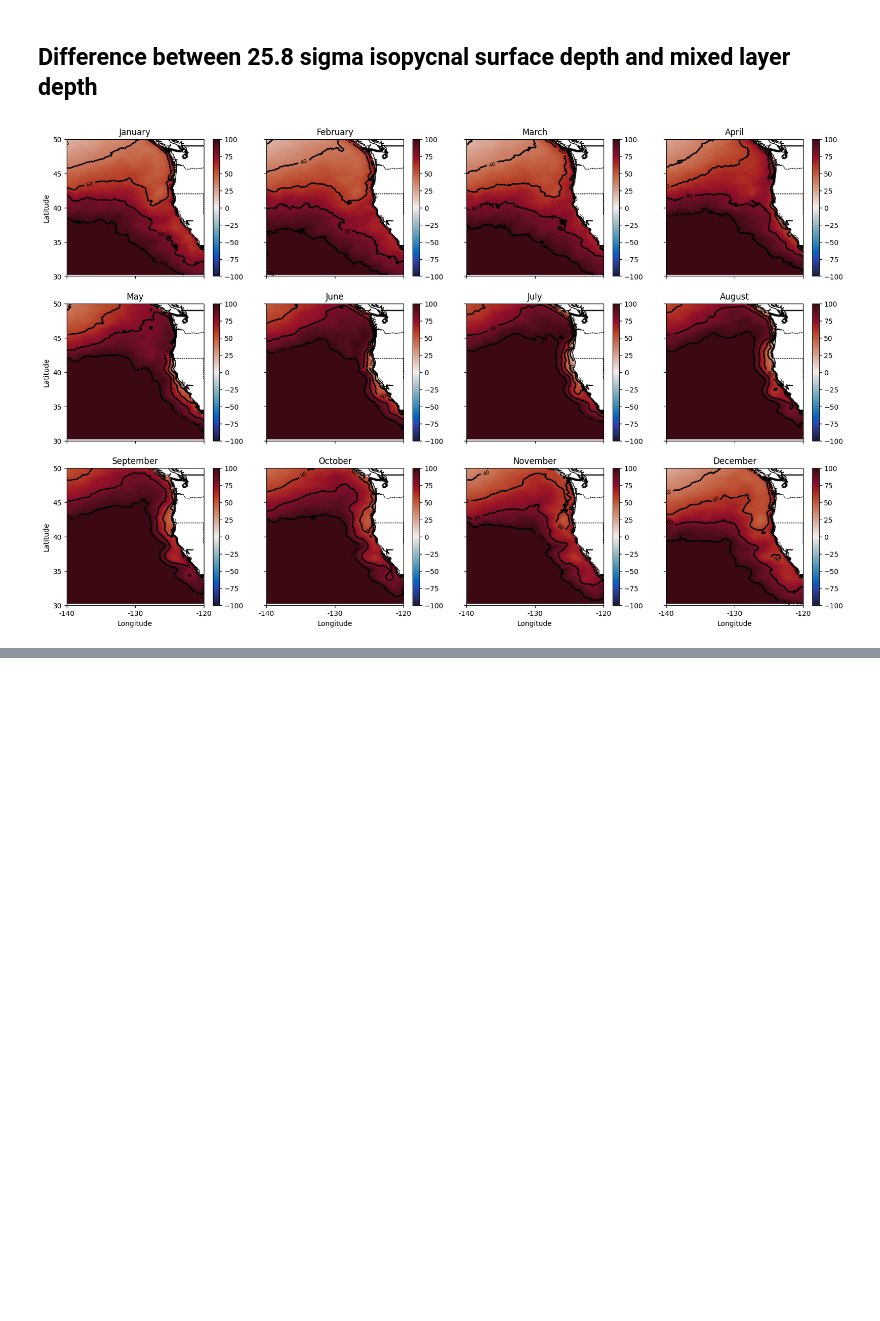
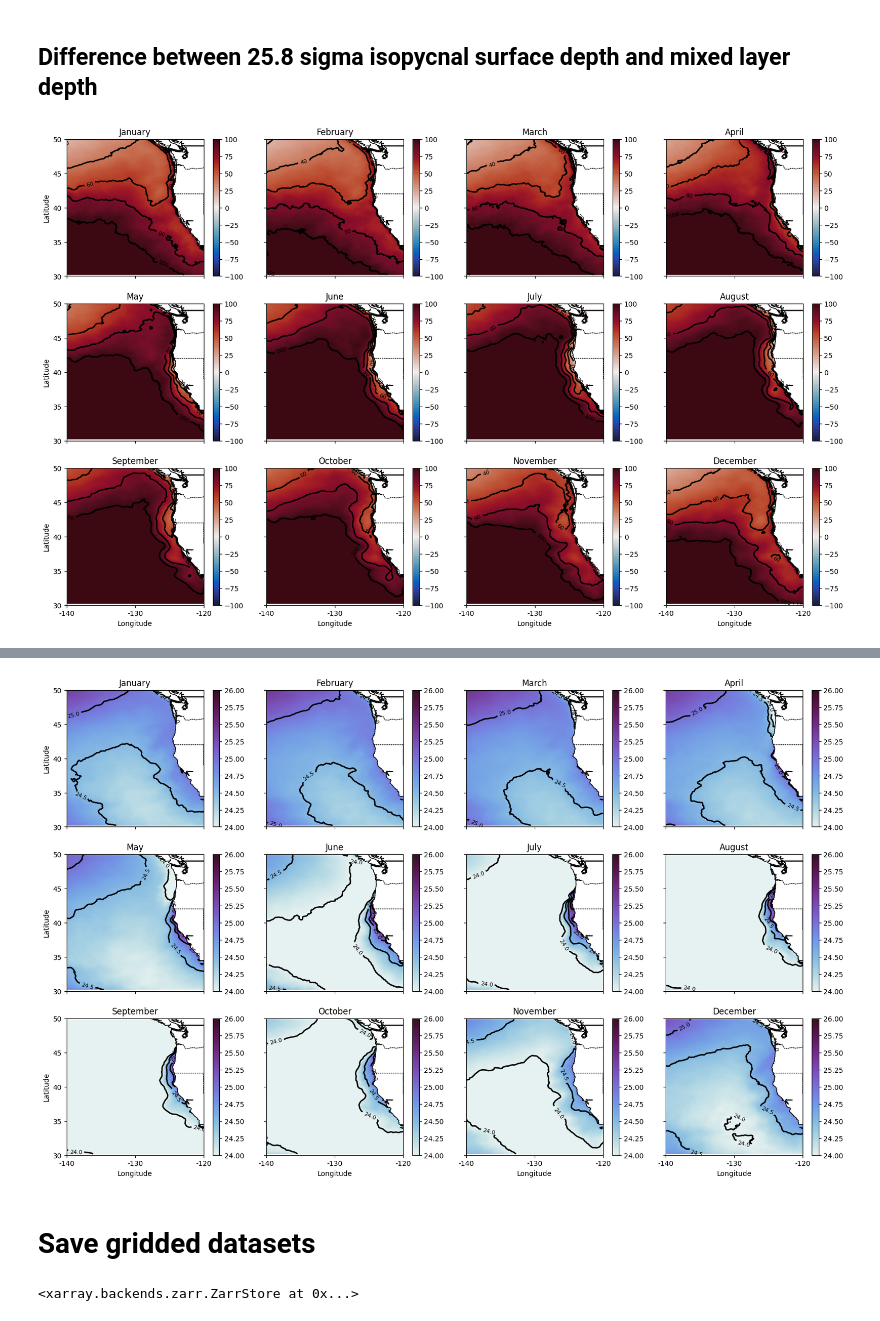
Before and after one commit to andrew-s28/ocean-tunnels-nccs, a Jupyter notebook: notebooks/oceanic_pathway_sigma_levels.ipynb, the cells around one changed output, grey strips where cells are left out. Drawn from its saved outputs; the diff is of its cells as text; code cells hidden in the pictures; blank space fills up the shorter version.

```diff
--- a/notebooks/oceanic_pathway_sigma_levels.ipynb
+++ b/notebooks/oceanic_pathway_sigma_levels.ipynb
@@ -337,0 +493,7 @@ plt.savefig("../misc/oceanic_pathway_25.8_isopycnal_mld_diff.png", dpi=600, bbox
+# %%
+monthly_mean_density_at_mld = (
+    xr.open_zarr(PARENT_PATH + "/density_at_mld_delta_sigma_0.1.zarr").groupby("time.month").mean("time")
+)
+# %%
+monthly_mean_density_at_mld.compute()
+monthly_mean_density_at_mld = grid_variable(monthly_mean_density_at_mld, "density")
@@ -337,0 +511,72 @@ plt.savefig("../misc/oceanic_pathway_25.8_isopycnal_mld_diff.png", dpi=600, bbox
+# %%
+nrows, ncols = 3, 4
+fig, axs = plt.subplots(nrows, ncols, figsize=(20, 12), subplot_kw={"projection": ccrs.PlateCarree()})
+plt.subplots_adjust(wspace=0.1, hspace=0.2)
+
+# For plot axis limits
+lon_min, lon_max = -140, -120
+lat_min, lat_max = 30, 50
+
+for month in range(1, 13):
+    row = (month - 1) // 4
+    col = (month - 1) % 4
+    # Need to explicitly cast to GeoAxes for type checking,
+    # since plt.subplots doesn't return different types based on subplot_kw
+    ax = cast("GeoAxes", axs[row, col])
+    ax.set_extent([lon_min, lon_max, lat_min, lat_max], crs=ccrs.PlateCarree())
+
+    pcm = ax.pcolormesh(
+        monthly_mean_density_at_mld["lon"],
+        monthly_mean_density_at_mld["lat"],
+        monthly_mean_density_at_mld["density"].sel(month=month),
+        shading="auto",
+        vmin=24,
+        vmax=26,
+        cmap=cmo.dense,  # pyright: ignore[reportAttributeAccessIssue] # ty: ignore[unresolved-attribute]
+        transform=ccrs.PlateCarree(),
+    )
+    fig.colorbar(pcm, ax=ax, orientation="vertical")
+
+    cs = ax.contour(
+        monthly_mean_density_at_mld["lon"],
+        monthly_mean_density_at_mld["lat"],
+        monthly_mean_density_at_mld["density"].sel(month=month),
+        levels=np.arange(24, 27, 0.5),
+        colors="k",
+        linewidths=2,
+        transform=ccrs.PlateCarree(),
+    )
+
+    plt.clabel(cs, inline=True, fontsize=8, fmt="%.1f")
+
+    ax.set_title(str(calendar.month_name[month]))
+    ax.set_xticks(np.arange(lon_min, lon_max + 1, 10), crs=ccrs.PlateCarree())
+    ax.set_yticks(np.arange(lat_min, lat_max + 1, 5), crs=ccrs.PlateCarree())
+    ax.set_xticklabels([])
+    ax.set_yticklabels([])
+    if row == nrows - 1:
+        ax.set_xlabel("Longitude")
+        lon_formatter = LongitudeFormatter()
+        ax.xaxis.set_major_formatter(lon_formatter)
+        ax.set_xticklabels(np.arange(lon_min, lon_max + 1, 10))
+    if col == 0:
+        ax.set_ylabel("Latitude")
+        lat_formatter = LatitudeFormatter()
+        ax.yaxis.set_major_formatter(lat_formatter)
+        ax.set_yticklabels(np.arange(lat_min, lat_max + 1, 5))
+
+    ax.coastlines()
+    ax.add_feature(cfeature.BORDERS, linestyle="-", linewidth=1.5)
+    ax.add_feature(cfeature.STATES, linestyle=":")
+
+plt.savefig("../misc/oceanic_pathway_density_at_mld.png", dpi=600, bbox_inches="tight")
+# %% [output]
+[figure, added]
+# %% [markdown]
+# Save gridded datasets
+# %%
+monthly_mean_25_8.to_zarr("D:/avg/gridded_monthly_mean_25_8.zarr", mode="w")
+mld_monthly_mean.to_zarr("D:/avg/gridded_monthly_mean_mld.zarr", mode="w")
+monthly_mean_density_at_mld.to_zarr("D:/avg/gridded_monthly_mean_density_at_mld.zarr", mode="w")
+# %% [output]
+<xarray.backends.zarr.ZarrStore at 0x...>
```
Also changed, not shown: parts of 10 cells of this notebook, 1 other file.
